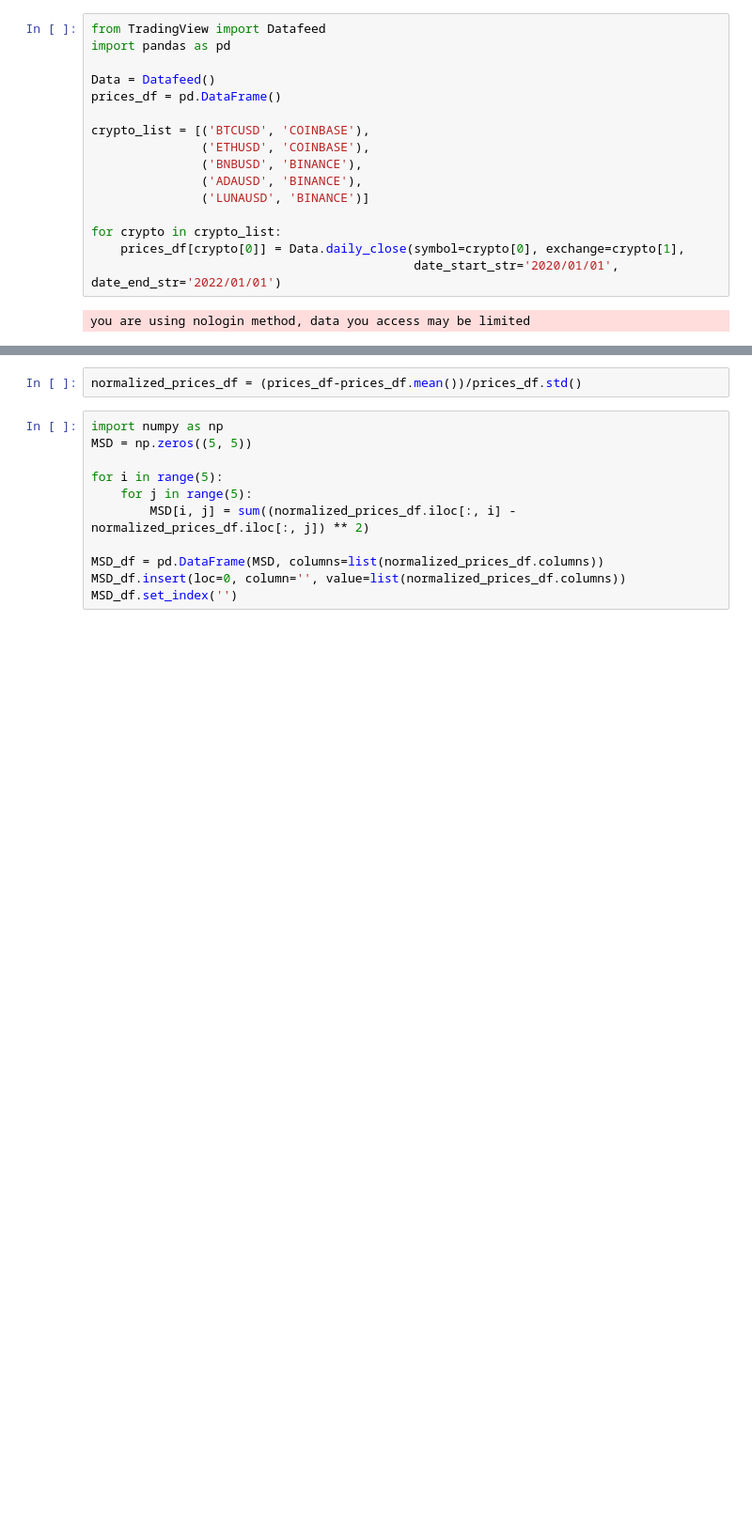
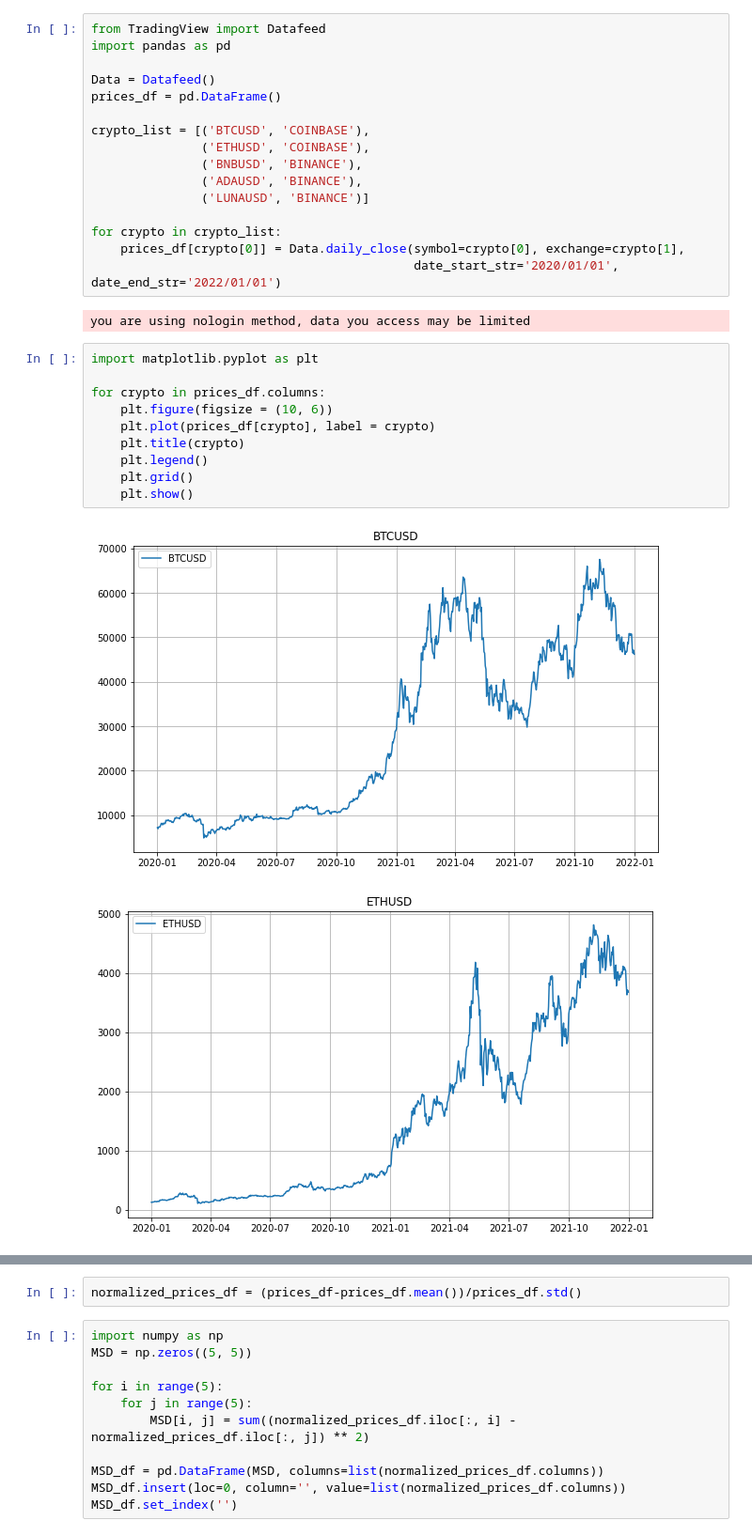
Before and after one commit to TzuH-Hsu/Crypto_PairsTrading, a Jupyter notebook: result.ipynb, the cells around one changed output, grey strips where cells are left out. Shown: that part at 94% size. Cells and saved outputs as stored; diff of their text form; blank space fills up the shorter version.

Commit message:
feat: time series plot

```diff
--- a/result.ipynb
+++ b/result.ipynb
@@ -16,3 +16,16 @@ for crypto in crypto_list:
                                             date_start_str='2020/01/01', date_end_str='2022/01/01')
 # %% [output]
 you are using nologin method, data you access may be limited
+# %%
+import matplotlib.pyplot as plt
+
+for crypto in prices_df.columns:
+    plt.figure(figsize = (10, 6))
+    plt.plot(prices_df[crypto], label = crypto)
+    plt.title(crypto)
+    plt.legend()
+    plt.grid()
+    plt.show()
+# %% [output]
+[figure, added]
+[figure, added]
```
Also changed, not shown: parts of 1 cell of this notebook.
